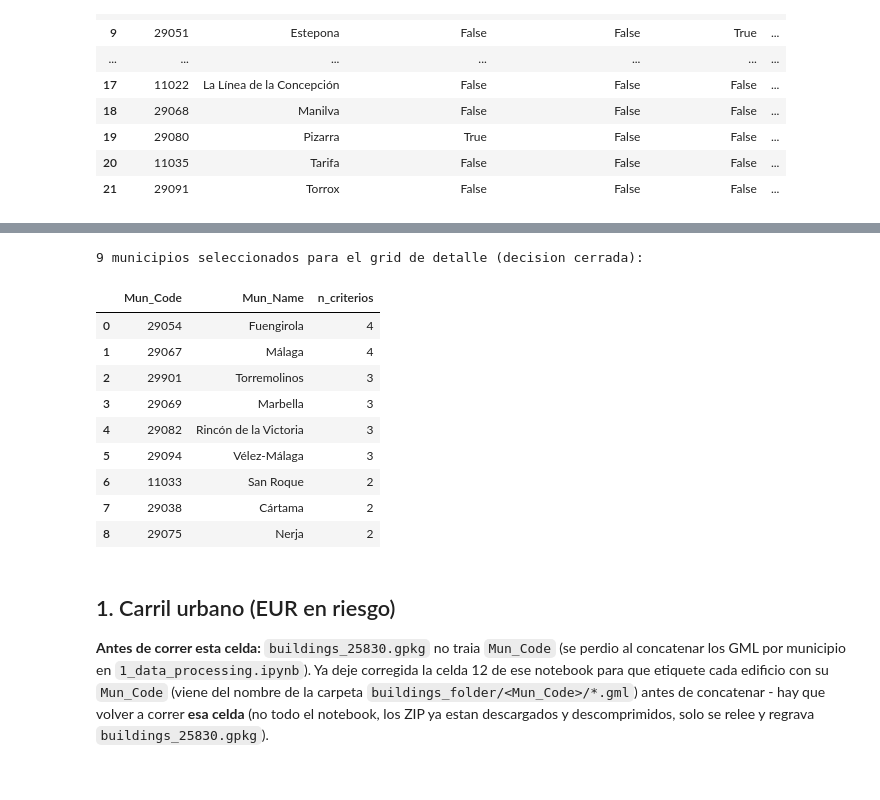
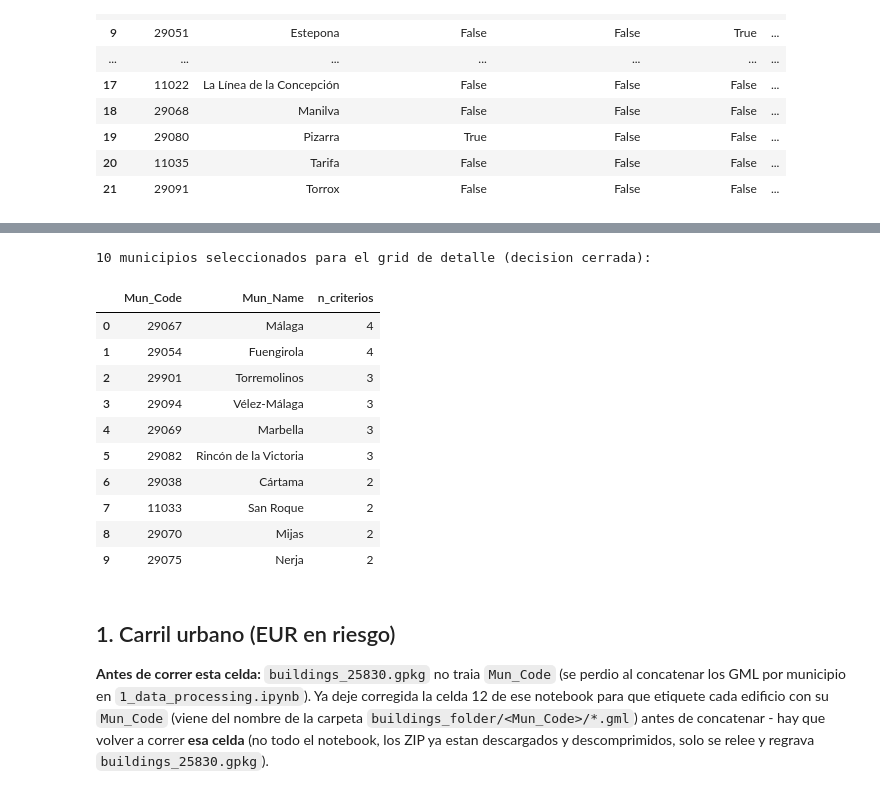
Before and after one commit to juanzotes/costa-del-sol-flood-risk, a Jupyter notebook: 2_indicators.ipynb, the cells around one changed output, grey strips where cells are left out. Cells and saved outputs as stored; diff of their text form; code cells hidden in the pictures.

```diff
--- a/2_indicators.ipynb
+++ b/2_indicators.ipynb
@@ -686,40 +687,48 @@ Ordenados por numero de criterios que cumplen - los que salen en mas listas son
 # %%
 GRID_MUNICIPIOS_FINALES = [
     "29054",  # Fuengirola
     "29067",  # Malaga
     "29069",  # Marbella
     "29082",  # Rincon de la Victoria
     "29901",  # Torremolinos
     "29094",  # Velez-Malaga
     "29075",  # Nerja
     "29038",  # Cartama
     "11033",  # San Roque
+    "29070",  # Mijas - anadido a mano, ver nota en 0.8 (conexion hidrologica con Fuengirola)
 ]
 
 grid_final = admin_municipios.copy()
 grid_final["Mun_Code"] = grid_final["Mun_Code"].astype(str)
 grid_final = grid_final[grid_final["Mun_Code"].isin(GRID_MUNICIPIOS_FINALES)][["Mun_Code", "Mun_Name"]]
 grid_final = grid_final.merge(
     candidatos_df[["Mun_Code", "n_criterios"]].assign(Mun_Code=lambda d: d["Mun_Code"].astype(str)),
     on="Mun_Code", how="left",
 )
+# Mijas SI aparece en candidatos_df con n_criterios=2 (costero + top 5
+# indemnizacion CNIH historica, mismo perfil que Nerja - ver 0.8) - el merge le
+# trae ese valor real, no hace falta ningun fillna especial para el. Se deja el
+# fillna(0)/astype(int) igual como salvaguarda generica por si algun otro
+# municipio anadido a mano en el futuro no estuviera en candidatos_df.
+grid_final["n_criterios"] = grid_final["n_criterios"].fillna(0).astype(int)
 grid_final = grid_final.sort_values("n_criterios", ascending=False).reset_index(drop=True)
 grid_final.to_csv(PROCESSED_DIR / "grid_municipios_final.csv", index=False)
 
 print(f"{len(grid_final)} municipios seleccionados para el grid de detalle (decision cerrada):")
 display(grid_final)
 # %% [output]
-9 municipios seleccionados para el grid de detalle (decision cerrada):
+10 municipios seleccionados para el grid de detalle (decision cerrada):
 |  | Mun_Code | Mun_Name | n_criterios |
-| 0 | 29054 | Fuengirola | 4 |
-| 1 | 29067 | Málaga | 4 |
+| 0 | 29067 | Málaga | 4 |
+| 1 | 29054 | Fuengirola | 4 |
 | 2 | 29901 | Torremolinos | 3 |
-| 3 | 29069 | Marbella | 3 |
-| 4 | 29082 | Rincón de la Victoria | 3 |
-| 5 | 29094 | Vélez-Málaga | 3 |
-| 6 | 11033 | San Roque | 2 |
-| 7 | 29038 | Cártama | 2 |
-| 8 | 29075 | Nerja | 2 |
+| 3 | 29094 | Vélez-Málaga | 3 |
+| 4 | 29069 | Marbella | 3 |
+| 5 | 29082 | Rincón de la Victoria | 3 |
+| 6 | 29038 | Cártama | 2 |
+| 7 | 11033 | San Roque | 2 |
+| 8 | 29070 | Mijas | 2 |
+| 9 | 29075 | Nerja | 2 |
 # %% [markdown]
 ## 1. Carril urbano (EUR en riesgo)
 
```
Also changed, not shown: parts of 6 cells of this notebook, 6 other files.
